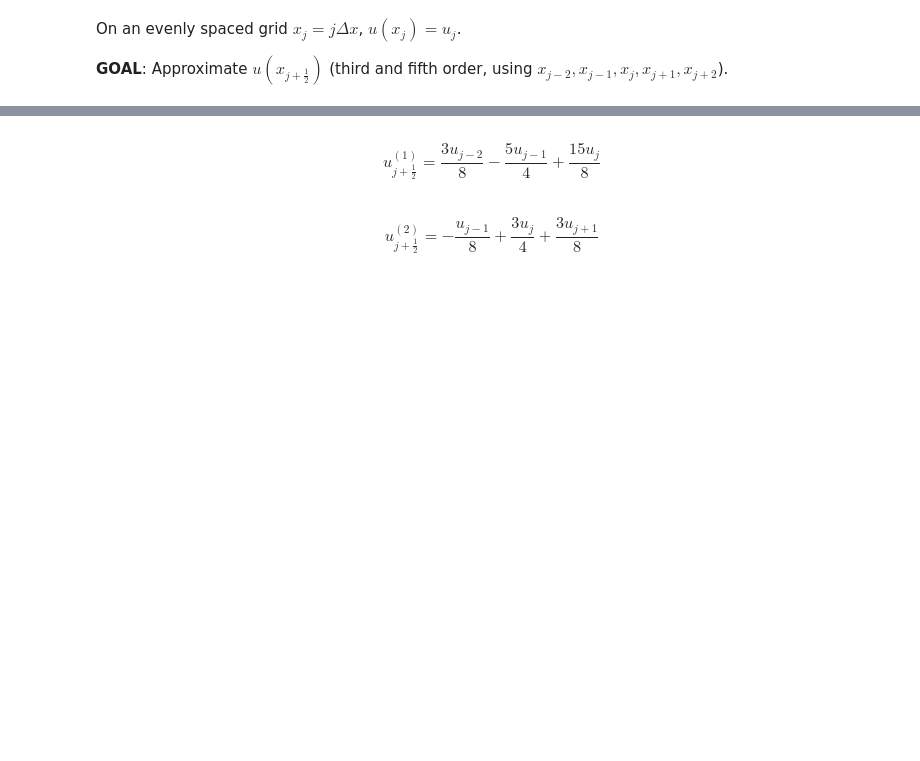
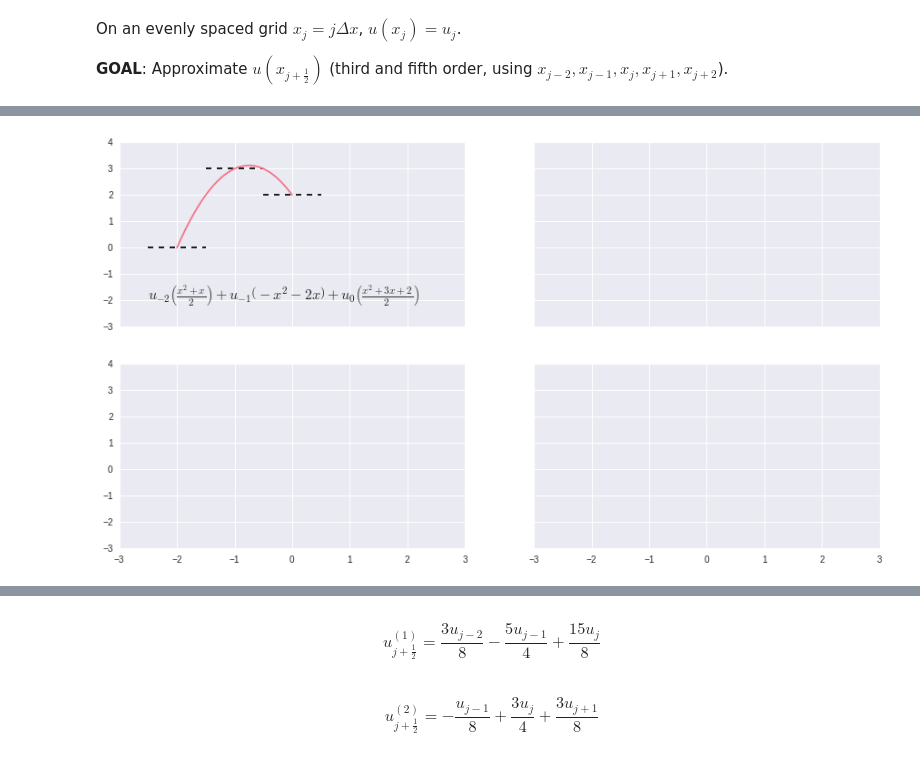
Before and after one commit to dhermes/berkeley-m273-s2016, a Jupyter notebook: class_preso/weno_computations.ipynb, the cells around one changed output, grey strips where cells are left out. Cells and saved outputs as stored; diff of their text form; code cells hidden in the pictures; blank space fills up the shorter version.

```diff
--- a/class_preso/weno_computations.ipynb
+++ b/class_preso/weno_computations.ipynb
@@ -14,0 +19,4 @@ On an evenly spaced grid $x_j = j \Delta x$, $u(x_{j}) = u_{j}$.
+# %%
+weno_computations.make_intro_plots(1)
+# %% [output]
+[figure, added]
```
Also changed, not shown: parts of 12 cells of this notebook, 1 other file.
